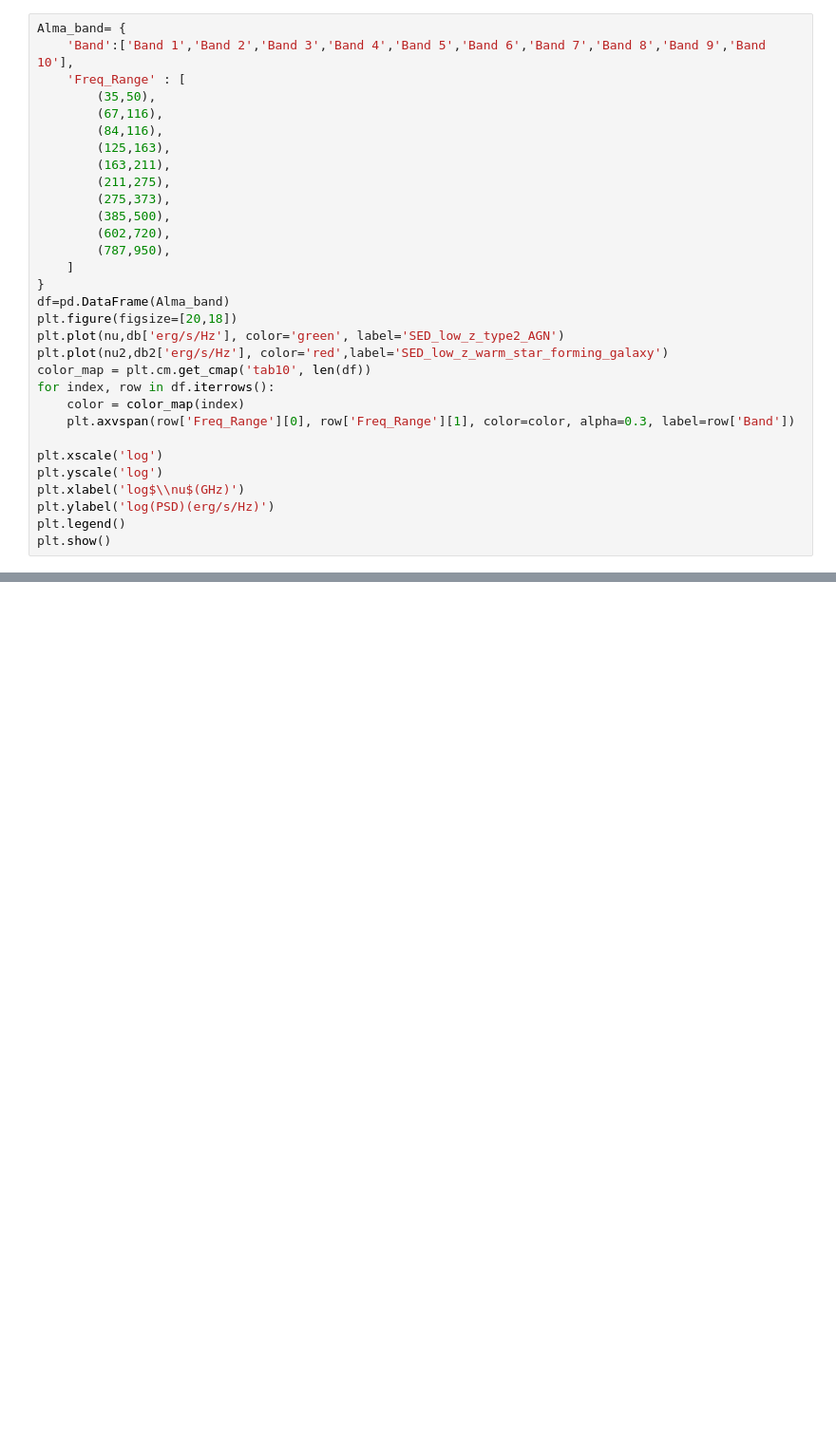
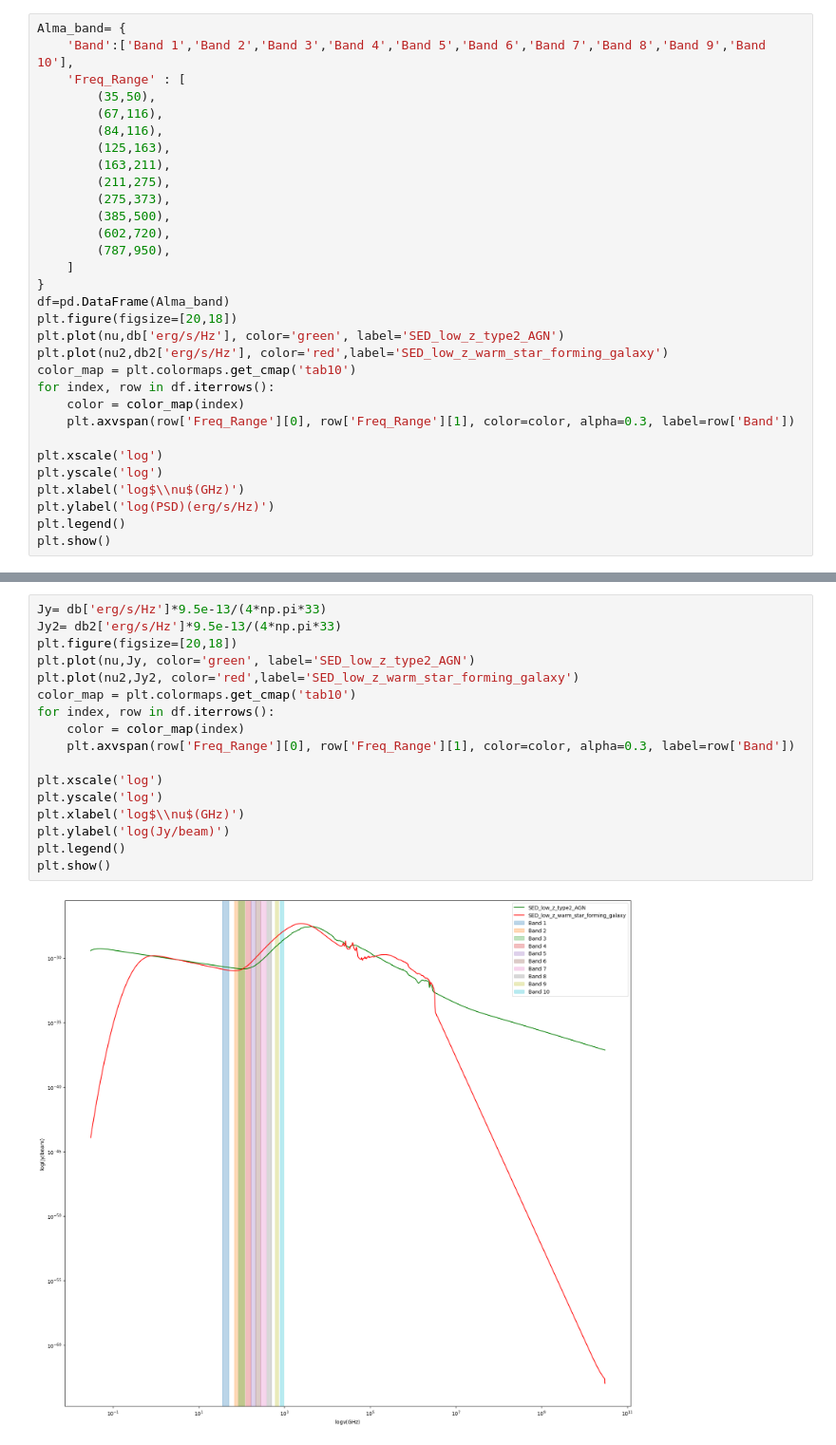
Before and after one commit to MicheleDelliVeneri/ALMASim, a Jupyter notebook: experimental/Sed-plot.ipynb, the cells around one changed output, grey strips where cells are left out. Shown at 95% size. Drawn from its saved outputs; the diff is of its cells as text; blank space fills up the shorter version.

```diff
--- a/experimental/Sed-plot.ipynb
+++ b/experimental/Sed-plot.ipynb
@@ -67,7 +69,7 @@ df=pd.DataFrame(Alma_band)
 plt.figure(figsize=[20,18])
 plt.plot(nu,db['erg/s/Hz'], color='green', label='SED_low_z_type2_AGN')
 plt.plot(nu2,db2['erg/s/Hz'], color='red',label='SED_low_z_warm_star_forming_galaxy')
-color_map = plt.cm.get_cmap('tab10', len(df))
+color_map = plt.colormaps.get_cmap('tab10')
 for index, row in df.iterrows():
     color = color_map(index)
     plt.axvspan(row['Freq_Range'][0], row['Freq_Range'][1], color=color, alpha=0.3, label=row['Band'])
@@ -80,3 +82,22 @@ plt.legend()
 plt.show()
 # %% [output]
 [figure]
+# %%
+Jy= db['erg/s/Hz']*9.5e-13/(4*np.pi*33)
+Jy2= db2['erg/s/Hz']*9.5e-13/(4*np.pi*33)
+plt.figure(figsize=[20,18])
+plt.plot(nu,Jy, color='green', label='SED_low_z_type2_AGN')
+plt.plot(nu2,Jy2, color='red',label='SED_low_z_warm_star_forming_galaxy')
+color_map = plt.colormaps.get_cmap('tab10')
+for index, row in df.iterrows():
+    color = color_map(index)
+    plt.axvspan(row['Freq_Range'][0], row['Freq_Range'][1], color=color, alpha=0.3, label=row['Band'])
+
+plt.xscale('log')
+plt.yscale('log')
+plt.xlabel('log$\\nu$(GHz)')
+plt.ylabel('log(Jy/beam)')
+plt.legend()
+plt.show()
+# %% [output]
+[figure, added]
```
Also changed, not shown: parts of 2 cells of this notebook, 1 other file.
